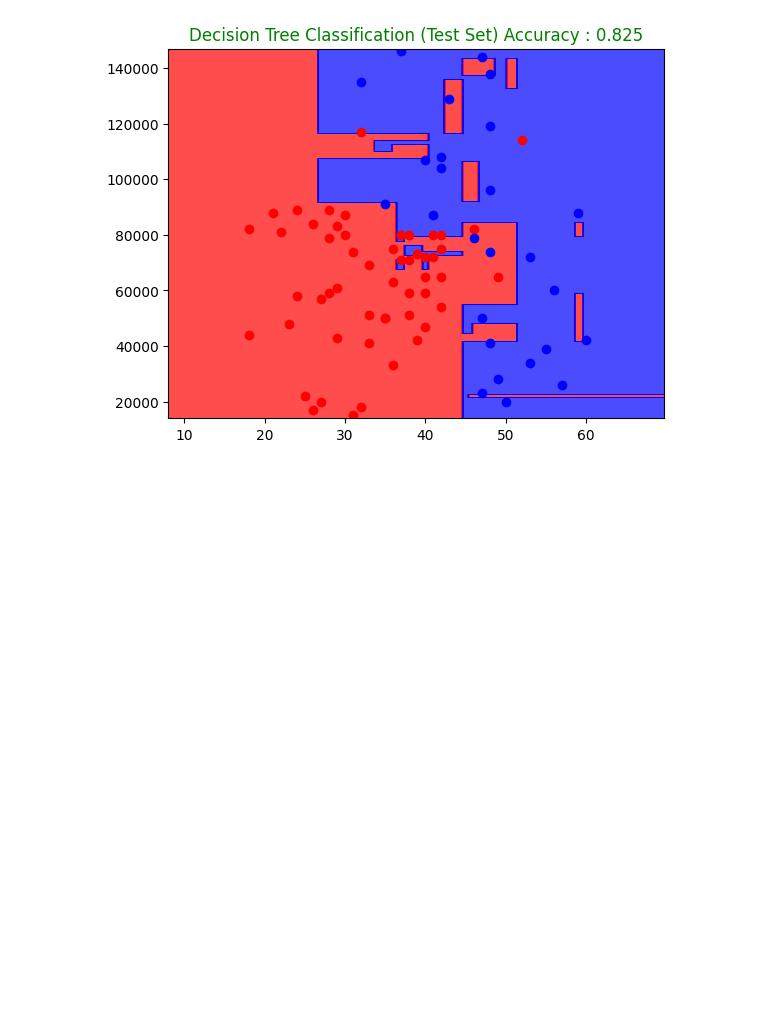
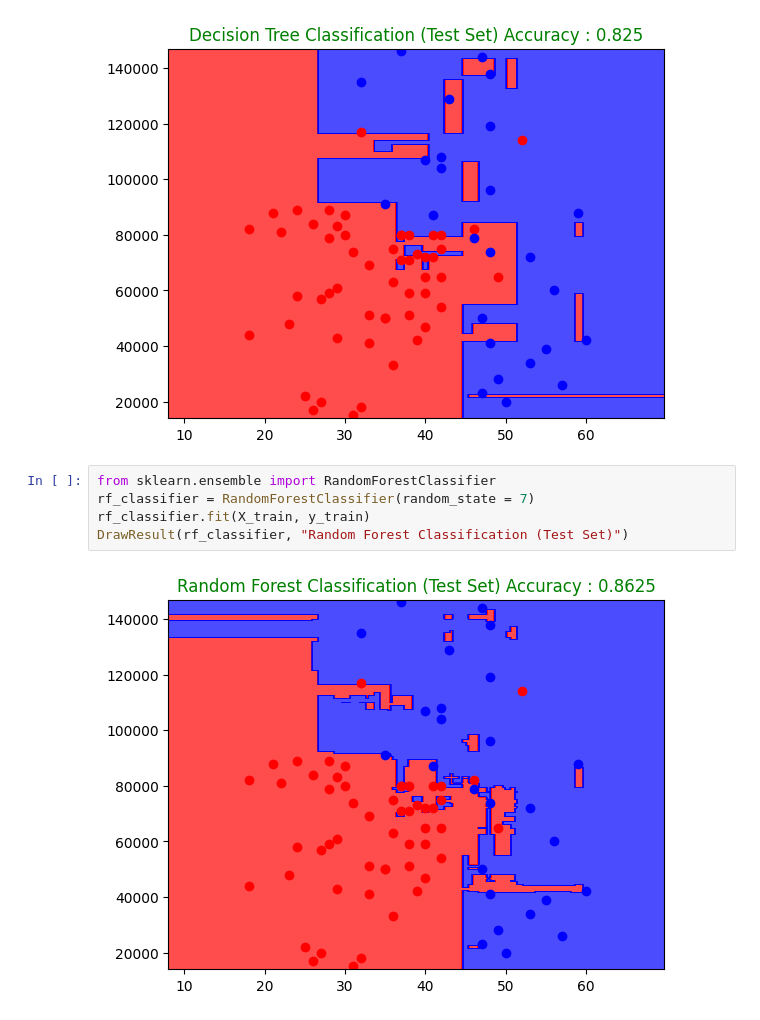
Before and after one commit to MrRainGuy/Machine-Learning-A-Z, a Jupyter notebook: My Own/Classification/Classification-models-all.ipynb, the cells around one changed output. Saved outputs shown, nothing was run; the diff lists cells and outputs as text; blank space fills up the shorter version.

Commit message:
Visualising the Random Forest Classification

```diff
--- a/My Own/Classification/Classification-models-all.ipynb
+++ b/My Own/Classification/Classification-models-all.ipynb
@@ -68,3 +68,10 @@ dt_classifier.fit(X_train, y_train)
 DrawResult(dt_classifier, "Decision Tree Classification (Test Set)")
 # %% [output]
 [figure]
+# %%
+from sklearn.ensemble import RandomForestClassifier
+rf_classifier = RandomForestClassifier(random_state = 7)
+rf_classifier.fit(X_train, y_train)
+DrawResult(rf_classifier, "Random Forest Classification (Test Set)")
+# %% [output]
+[figure, added]
```
